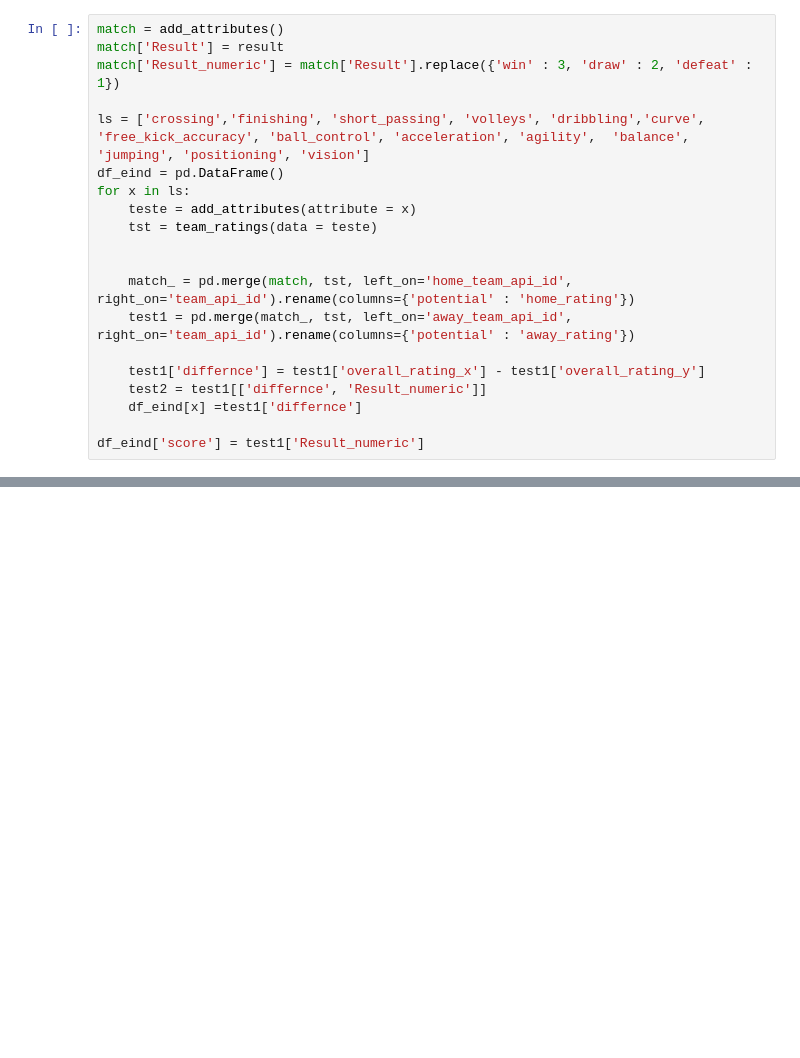
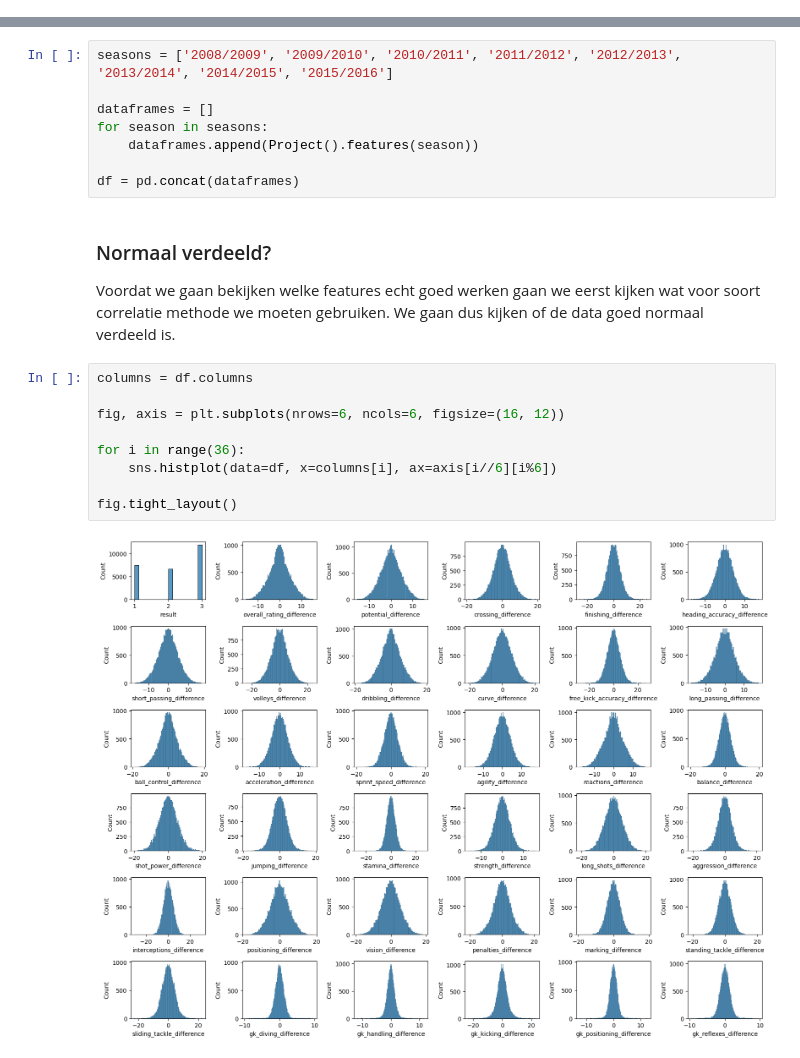
Before and after one commit to NimaGhafar/Datafrituurpan, a Jupyter notebook: Sprint_5.ipynb, the cells around one changed output, grey strips where cells are left out. Drawn from its saved outputs; the diff is of its cells as text; blank space fills up the shorter version.

```diff
--- a/Sprint_5.ipynb
+++ b/Sprint_5.ipynb
@@ -145,20 +0,0 @@ def team_ratings(data=match, season='2014/2015', attribute='overall_rating'):
-# %%
-match = add_attributes()
-match['Result'] = result
-match['Result_numeric'] = match['Result'].replace({'win' : 3, 'draw' : 2, 'defeat' : 1})
-
-ls = ['crossing','finishing', 'short_passing', 'volleys', 'dribbling','curve', 'free_kick_accuracy', 'ball_control', 'acceleration', 'agility',  'balance', 'jumping', 'positioning', 'vision']
-df_eind = pd.DataFrame()
-for x in ls:
-    teste = add_attributes(attribute = x)
-    tst = team_ratings(data = teste)
-
-
-    match_ = pd.merge(match, tst, left_on='home_team_api_id', right_on='team_api_id').rename(columns={'potential' : 'home_rating'})
-    test1 = pd.merge(match_, tst, left_on='away_team_api_id', right_on='team_api_id').rename(columns={'potential' : 'away_rating'})
-
-    test1['differnce'] = test1['overall_rating_x'] - test1['overall_rating_y']
-    test2 = test1[['differnce', 'Result_numeric']]
-    df_eind[x] =test1['differnce']
-
-df_eind['score'] = test1['Result_numeric']
@@ -315,0 +117,23 @@ display(fifa_model.score(X_test, y_test))
+# %%
+seasons = ['2008/2009', '2009/2010', '2010/2011', '2011/2012', '2012/2013', '2013/2014', '2014/2015', '2015/2016']
+
+dataframes = []
+for season in seasons:
+    dataframes.append(Project().features(season))
+
+df = pd.concat(dataframes)
+# %% [markdown]
+### Normaal verdeeld?
+
+Voordat we gaan bekijken welke features echt goed werken gaan we eerst kijken wat voor soort correlatie methode we moeten gebruiken. We gaan dus kijken of de data goed normaal verdeeld is.
+# %%
+columns = df.columns
+
+fig, axis = plt.subplots(nrows=6, ncols=6, figsize=(16, 12))
+
+for i in range(36):
+    sns.histplot(data=df, x=columns[i], ax=axis[i//6][i%6])
+
+fig.tight_layout()
+# %% [output]
+[figure, added]
```
Also changed, not shown: parts of 43 cells of this notebook.
